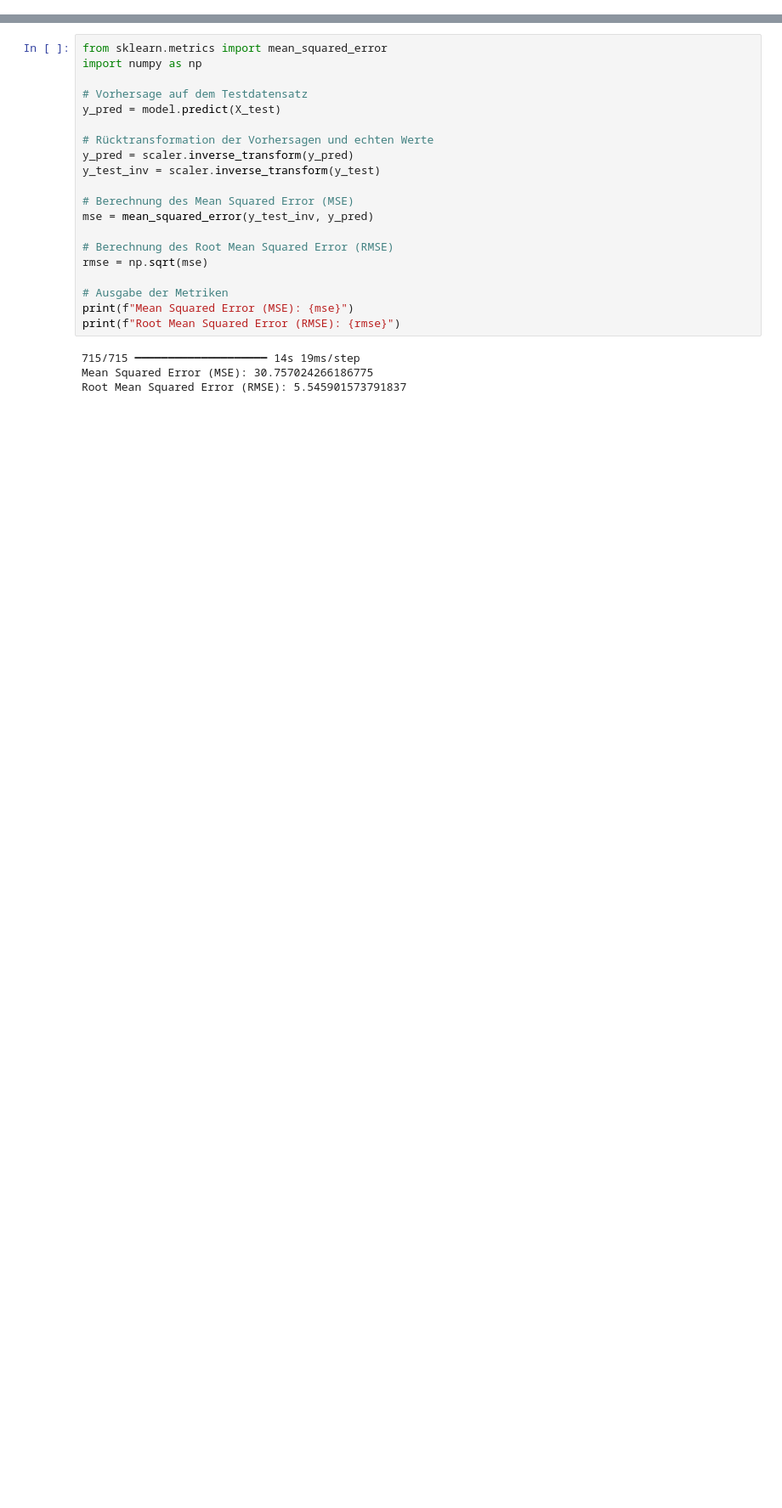
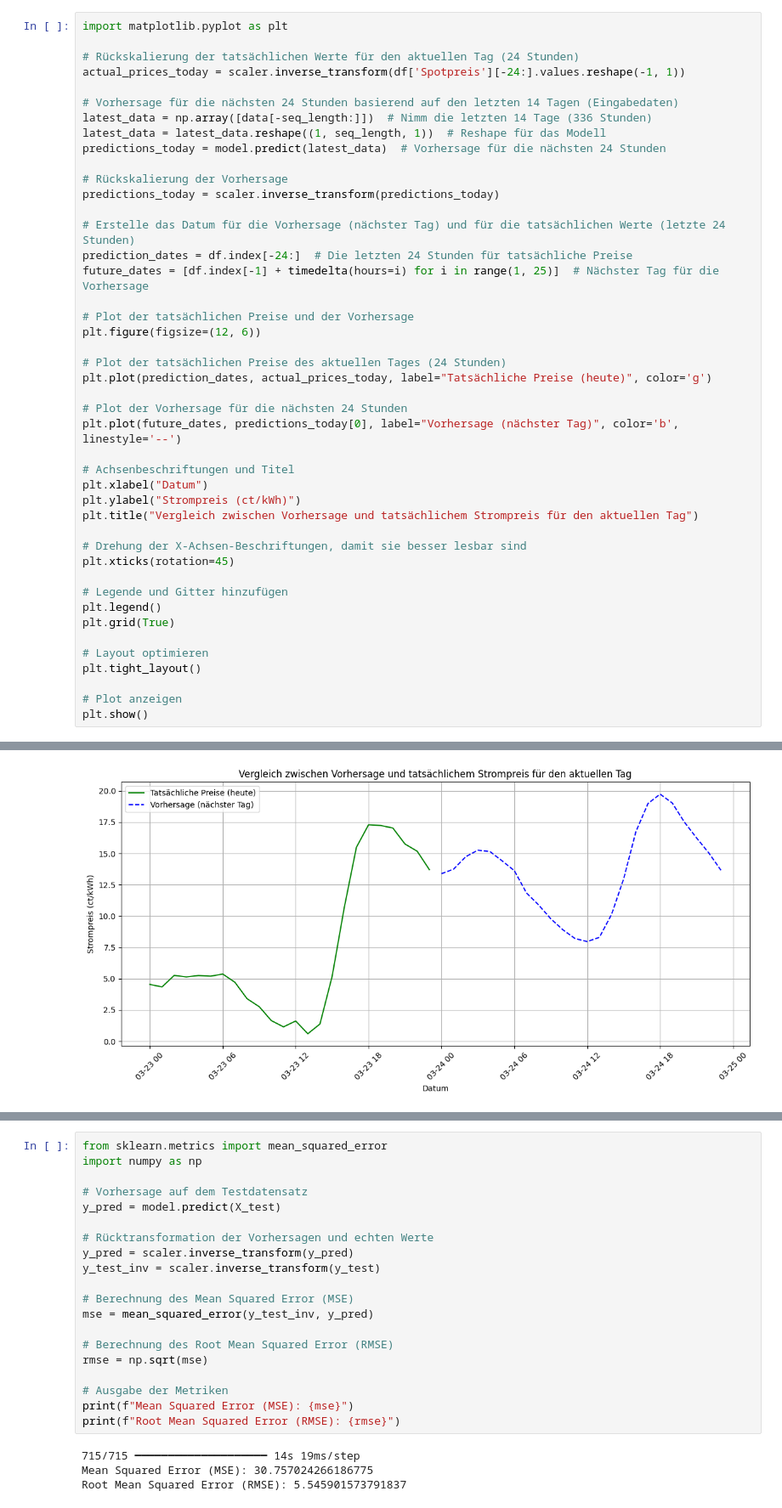
Before and after one commit to DarBr/BI-Steel-Project, a Jupyter notebook: machine_learning/model.ipynb, the cells around one changed output, grey strips where cells are left out. Shown at 85% size. Saved outputs shown, nothing was run; the diff lists cells and outputs as text; blank space fills up the shorter version.

```diff
--- a/machine_learning/model.ipynb
+++ b/machine_learning/model.ipynb
@@ -151,0 +92,45 @@ plt.show()
+# %%
+import matplotlib.pyplot as plt
+
+# Rückskalierung der tatsächlichen Werte für den aktuellen Tag (24 Stunden)
+actual_prices_today = scaler.inverse_transform(df['Spotpreis'][-24:].values.reshape(-1, 1))
+
+# Vorhersage für die nächsten 24 Stunden basierend auf den letzten 14 Tagen (Eingabedaten)
+latest_data = np.array([data[-seq_length:]])  # Nimm die letzten 14 Tage (336 Stunden)
+latest_data = latest_data.reshape((1, seq_length, 1))  # Reshape für das Modell
+predictions_today = model.predict(latest_data)  # Vorhersage für die nächsten 24 Stunden
+
+# Rückskalierung der Vorhersage
+predictions_today = scaler.inverse_transform(predictions_today)
+
+# Erstelle das Datum für die Vorhersage (nächster Tag) und für die tatsächlichen Werte (letzte 24 Stunden)
+prediction_dates = df.index[-24:]  # Die letzten 24 Stunden für tatsächliche Preise
+future_dates = [df.index[-1] + timedelta(hours=i) for i in range(1, 25)]  # Nächster Tag für die Vorhersage
+
+# Plot der tatsächlichen Preise und der Vorhersage
+plt.figure(figsize=(12, 6))
+
+# Plot der tatsächlichen Preise des aktuellen Tages (24 Stunden)
+plt.plot(prediction_dates, actual_prices_today, label="Tatsächliche Preise (heute)", color='g')
+
+# Plot der Vorhersage für die nächsten 24 Stunden
+plt.plot(future_dates, predictions_today[0], label="Vorhersage (nächster Tag)", color='b', linestyle='--')
+
+# Achsenbeschriftungen und Titel
+plt.xlabel("Datum")
+plt.ylabel("Strompreis (ct/kWh)")
+plt.title("Vergleich zwischen Vorhersage und tatsächlichem Strompreis für den aktuellen Tag")
+
+# Drehung der X-Achsen-Beschriftungen, damit sie besser lesbar sind
+plt.xticks(rotation=45)
+
+# Legende und Gitter hinzufügen
+plt.legend()
+plt.grid(True)
+
+# Layout optimieren
+plt.tight_layout()
+
+# Plot anzeigen
+plt.show()
+# %% [output]
@@ -151,0 +138 @@ plt.show()
+[figure, added]
```
Also changed, not shown: parts of 6 cells of this notebook, 1 other file.
